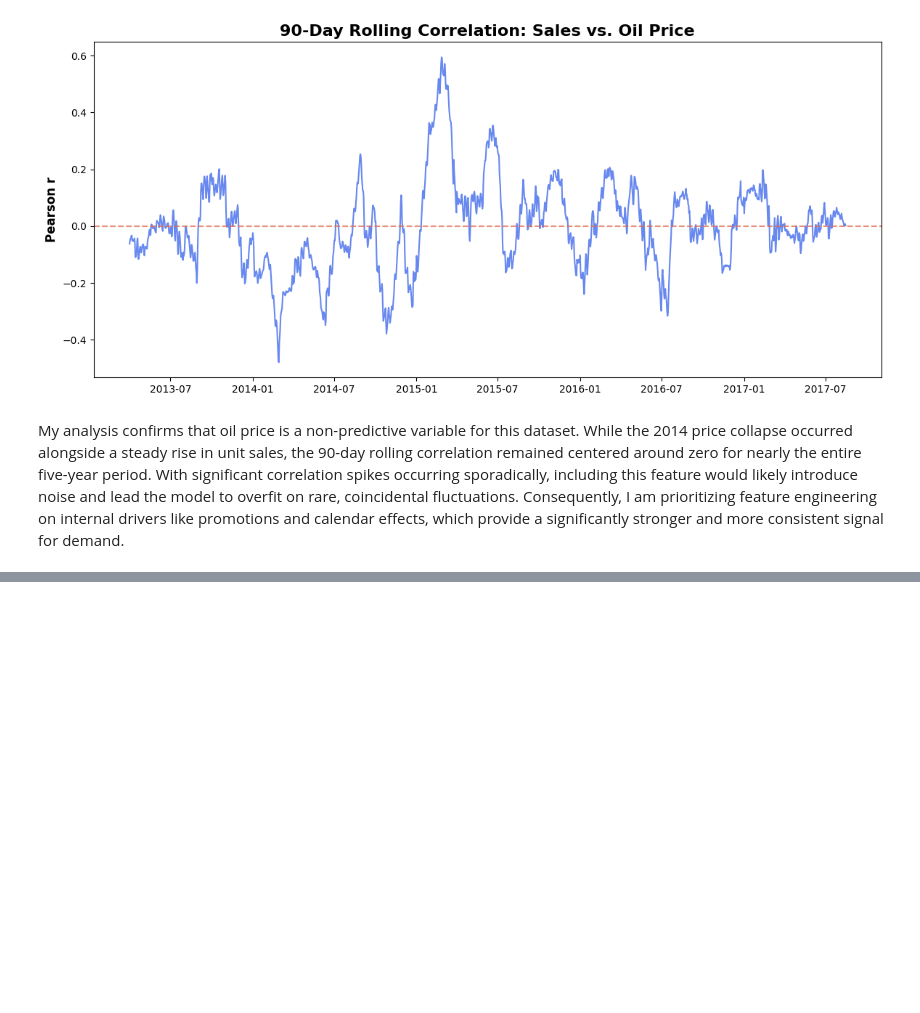
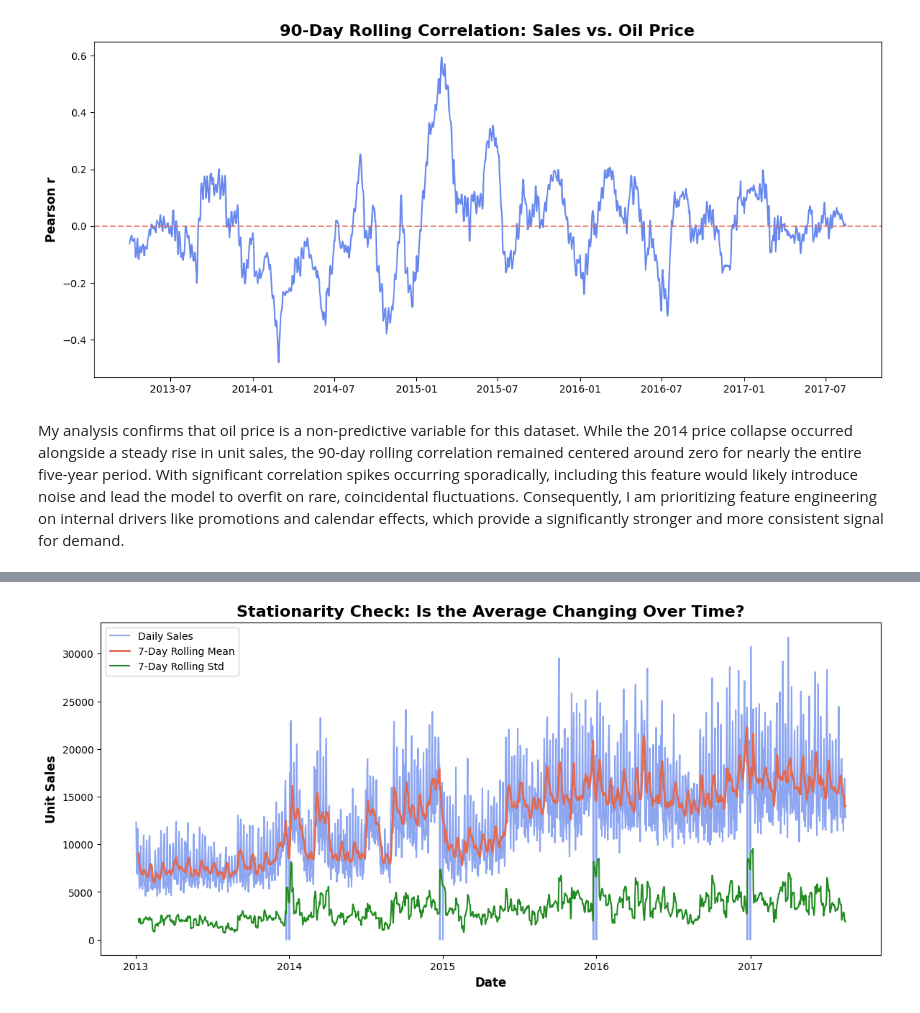
Before and after one commit to krauseannelize/project-ml-favorita-sales-forecasting, a Jupyter notebook: notebooks/02-exploratory-data-analysis.ipynb, the cells around one changed output, grey strips where cells are left out. Saved outputs shown, nothing was run; the diff lists cells and outputs as text; code cells hidden in the pictures; blank space fills up the shorter version.

```diff
--- a/notebooks/02-exploratory-data-analysis.ipynb
+++ b/notebooks/02-exploratory-data-analysis.ipynb
@@ -650,0 +688,32 @@ My analysis confirms that oil price is a non-predictive variable for this datase
+# %%
+# Calculate a 7-day rolling mean and standard deviation (volatility)
+rolling_mean = sales_by_date.rolling(window=7).mean()
+rolling_std = sales_by_date.rolling(window=7).std()
+
+# Create the plot
+plt.figure(figsize=(14, 6))
+
+# Plot the daily sales data
+plt.plot(sales_by_date, label='Daily Sales', color=color_cold, alpha=0.75)
+
+# Plot the rolling mean to show the trend
+plt.plot(rolling_mean, label='7-Day Rolling Mean', color=color_hot, linewidth=2)
+
+# Plot the rolling standard deviation to see if the volatility is changing
+plt.plot(rolling_std, label='7-Day Rolling Std', color='forestgreen')
+
+# 3. Add titles and labels
+plt.title('Stationarity Check: Is the Average Changing Over Time?', fontsize=16, fontweight='bold')
+plt.xlabel('Date', fontsize=12, fontweight='bold')
+plt.ylabel('Unit Sales', fontsize=12, fontweight='bold')
+plt.xticks(fontsize=10)
+plt.yticks(fontsize=10)
+plt.legend(loc='upper left', fontsize=10)
+
+# Save the visualization
+plt.savefig('../visualizations/pichincha-stationarity-check.png', dpi=300, bbox_inches='tight')
+
+# Display the plot
+plt.show()
+# %% [output]
+[figure, added]
```
Also changed, not shown: parts of 23 cells of this notebook, 2 other files.
